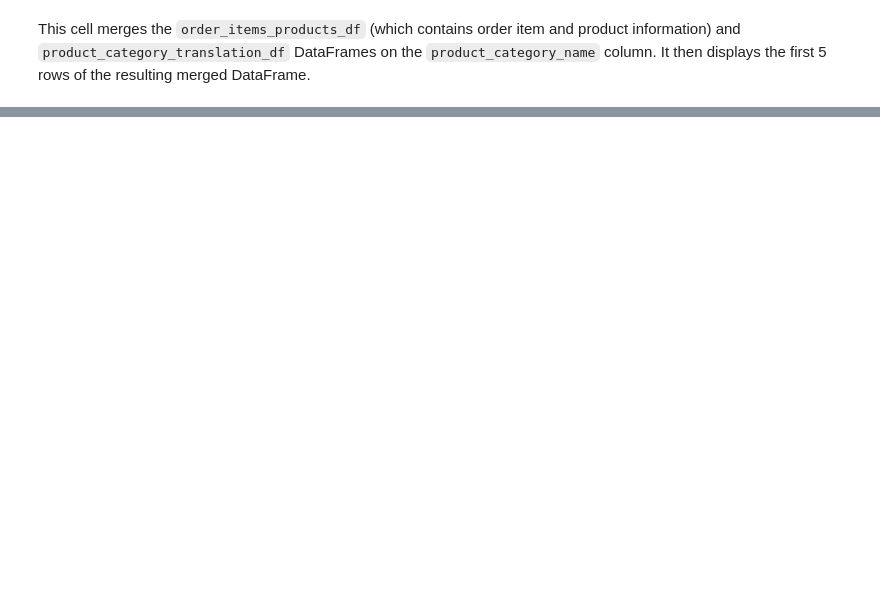
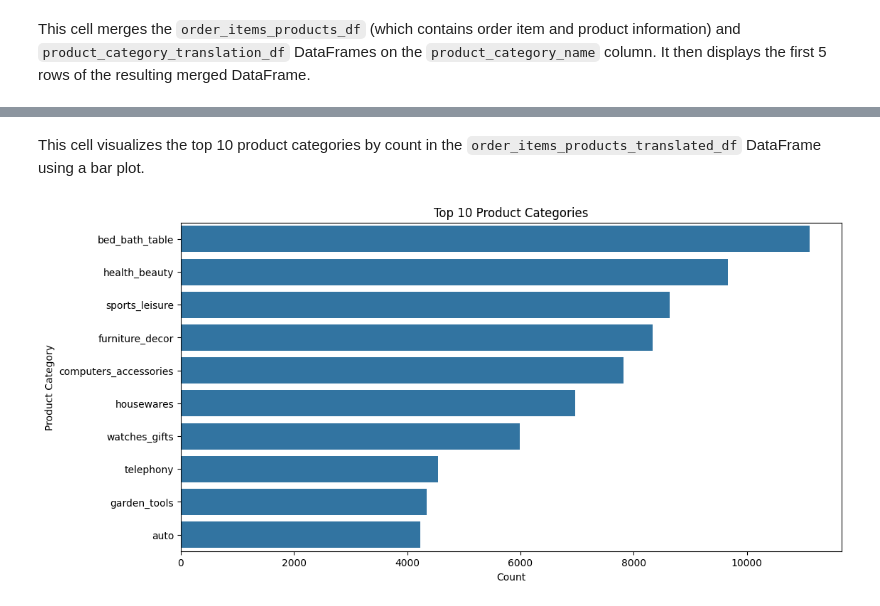
Before and after one commit to Vhakash/EDA-on-real-dataset, a Jupyter notebook: eda.ipynb, the cells around one changed output, grey strips where cells are left out. Saved outputs shown, nothing was run; the diff lists cells and outputs as text; code cells hidden in the pictures; blank space fills up the shorter version.

```diff
--- a/eda.ipynb
+++ b/eda.ipynb
@@ -385,0 +426,11 @@ Merged order_items_products_df and product_category_translation_df:
+# %% [markdown]
+This cell visualizes the top 10 product categories by count in the `order_items_products_translated_df` DataFrame using a bar plot.
+# %%
+plt.figure(figsize=(12, 6))
+sns.countplot(data=order_items_products_translated_df, y='product_category_name_english', order=order_items_products_translated_df['product_category_name_english'].value_counts().nlargest(10).index)
+plt.title('Top 10 Product Categories')
+plt.xlabel('Count')
+plt.ylabel('Product Category')
+plt.show()
+# %% [output]
+[figure, added]
```
Also changed, not shown: parts of 18 cells of this notebook.
